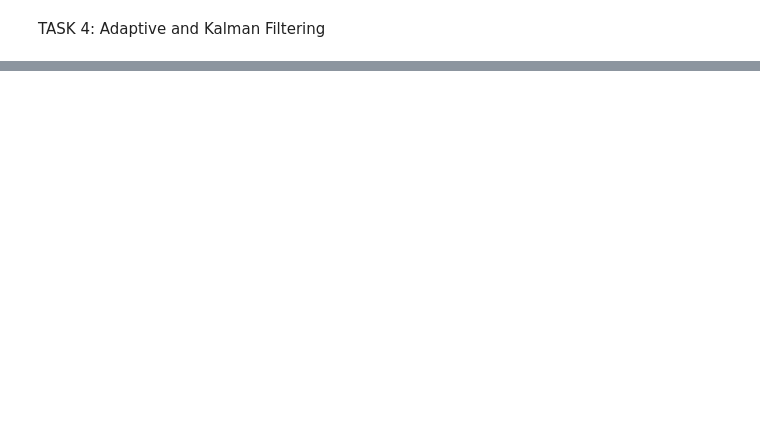
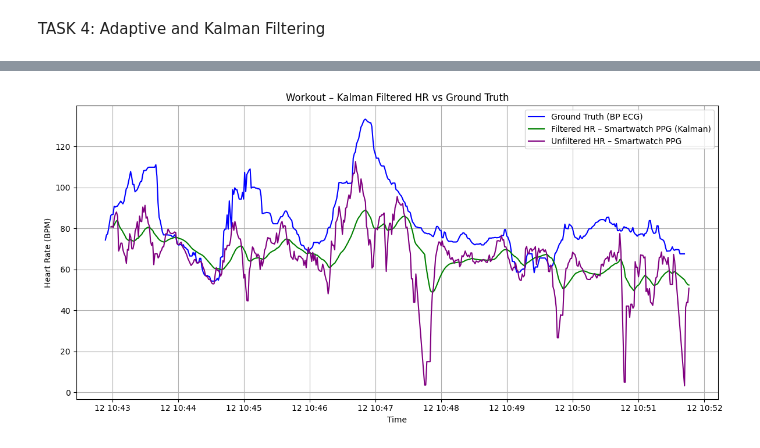
Before and after one commit to victor-42/medical_data_processing, a Jupyter notebook: assignment_4.ipynb, the cells around one changed output, grey strips where cells are left out. Saved outputs shown, nothing was run; the diff lists cells and outputs as text; code cells hidden in the pictures; blank space fills up the shorter version.

```diff
--- a/assignment_4.ipynb
+++ b/assignment_4.ipynb
@@ -427,0 +725,86 @@ plt.show()
+# %%
+#Q4b
+
+# Apply Kalman Filter to all smoothed HR signals (Workout and Stairs)
+def apply_kalman_and_evaluate(df, hr_ground_truth, min_val, max_val, label):
+    filtered = kalman_filter_1d(
+        measurements=df['hr_smooth_normalized'].values,
+        measurement_uncertainty=df['acc_mag_norm'].values
+    )
+    df['filtered_hr_kalman'] = denormalize(filtered, min_val, max_val)
+
+    # Evaluate
+    merged = pd.merge_asof(df[['timestamp', 'filtered_hr_kalman']],
+                           hr_ground_truth[['timestamp', 'smoothed_hr']],
+                           on='timestamp', direction='nearest')
+    mae = mean_absolute_error(merged['smoothed_hr'], merged['filtered_hr_kalman'])
+    corr, _ = pearsonr(merged['smoothed_hr'], merged['filtered_hr_kalman'])
+
+    print(f"{label}: MAE = {mae:.2f} bpm, Pearson r = {corr:.3f}")
+    return df, mae, corr
+# %%
+#Q4b
+# Workout
+hr_smoothed_workout_watch, mae_kw, corr_kw = apply_kalman_and_evaluate(
+    hr_smoothed_workout_watch, hr_smoothed_workout_ecg,
+    sm_workout_hr_watch_min, sm_workout_hr_watch_max,
+    "Workout – Smartwatch PPG (Kalman)"
+)
+
+hr_smoothed_workout_ppg, mae_kbppg, corr_kbppg = apply_kalman_and_evaluate(
+    hr_smoothed_workout_ppg, hr_smoothed_workout_ecg,
+    sm_workout_hr_ppg_min, sm_workout_hr_ppg_max,
+    "Workout – BP PPG (Kalman)"
+)
+
+hr_smoothed_workout_ecg, mae_kbecg, corr_kbecg = apply_kalman_and_evaluate(
+    hr_smoothed_workout_ecg, hr_smoothed_workout_ecg,
+    sm_workout_hr_bp_min, sm_workout_hr_bp_max,
+    "Workout – BP ECG (Kalman)"
+)
+
+# Stairs
+hr_smoothed_stairs_watch, mae_ksw, corr_ksw = apply_kalman_and_evaluate(
+    hr_smoothed_stairs_watch, hr_smoothed_stairs_ecg,
+    sm_stairs_hr_watch_min, sm_stairs_hr_watch_max,
+    "Stairs – Smartwatch PPG (Kalman)"
+)
+
+hr_smoothed_stairs_ppg, mae_kbsppg, corr_kbsppg = apply_kalman_and_evaluate(
+    hr_smoothed_stairs_ppg, hr_smoothed_stairs_ecg,
+    sm_stairs_hr_ppg_min, sm_stairs_hr_ppg_max,
+    "Stairs – BP PPG (Kalman)"
+)
+
+hr_smoothed_stairs_ecg, mae_kbsecg, corr_kbsecg = apply_kalman_and_evaluate(
+    hr_smoothed_stairs_ecg, hr_smoothed_stairs_ecg,
+    sm_stairs_hr_bp_min, sm_stairs_hr_bp_max,
+    "Stairs – BP ECG (Kalman)"
+)
+
+# Plot Workout
+plt.figure(figsize=(12, 6))
+plt.plot(hr_smoothed_workout_ecg['timestamp'], hr_smoothed_workout_ecg['smoothed_hr'], label='Ground Truth (BP ECG)', color='blue')
+plt.plot(hr_smoothed_workout_watch['timestamp'], hr_smoothed_workout_watch['filtered_hr_kalman'], label='Filtered HR – Smartwatch PPG (Kalman)', color='green')
+plt.plot(hr_smoothed_workout_watch['timestamp'], hr_smoothed_workout_watch['smoothed_hr'], label='Unfiltered HR – Smartwatch PPG', color='purple')
+plt.xlabel("Time")
+plt.ylabel("Heart Rate (BPM)")
+plt.title("Workout – Kalman Filtered HR vs Ground Truth")
+plt.legend()
+plt.grid(True)
+plt.tight_layout()
+plt.show()
+
+# Plot Stairs
+plt.figure(figsize=(12, 6))
+plt.plot(hr_smoothed_stairs_ecg['timestamp'], hr_smoothed_stairs_ecg['smoothed_hr'], label='Ground Truth (BP ECG)', color='blue')
+plt.plot(hr_smoothed_stairs_watch['timestamp'], hr_smoothed_stairs_watch['filtered_hr_kalman'], label='Filtered HR – Smartwatch PPG (Kalman)', color='green')
+plt.plot(hr_smoothed_stairs_watch['timestamp'], hr_smoothed_stairs_watch['smoothed_hr'], label='Unfiltered HR – Smartwatch PPG', color='purple')
+plt.xlabel("Time")
+plt.ylabel("Heart Rate (BPM)")
+plt.title("Stairs – Kalman Filtered HR vs Ground Truth")
+plt.legend()
+plt.grid(True)
+plt.tight_layout()
+plt.show()
+# %% [output]
@@ -427,0 +817 @@ plt.show()
+[figure, added]
```
Also changed, not shown: parts of 9 cells of this notebook.
